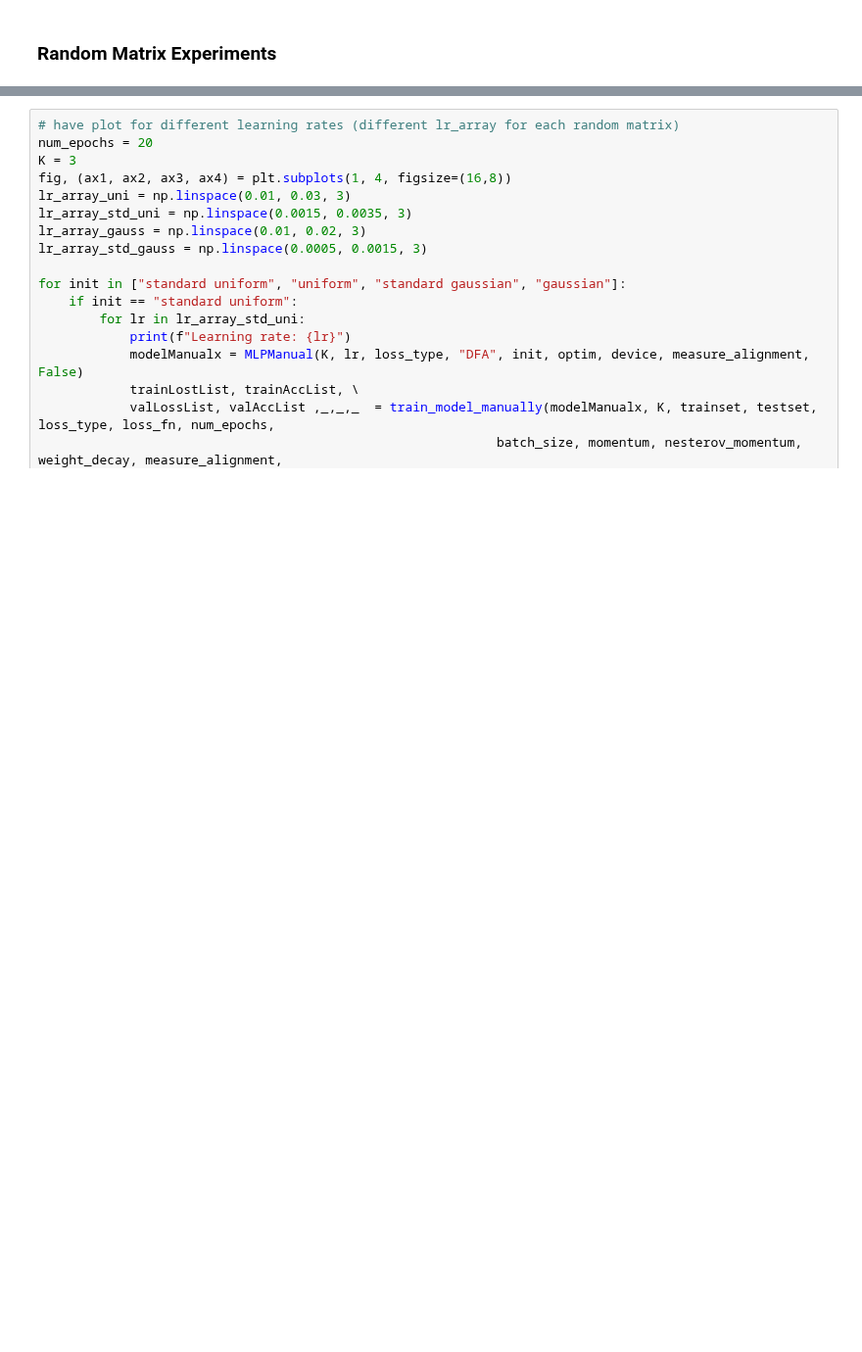
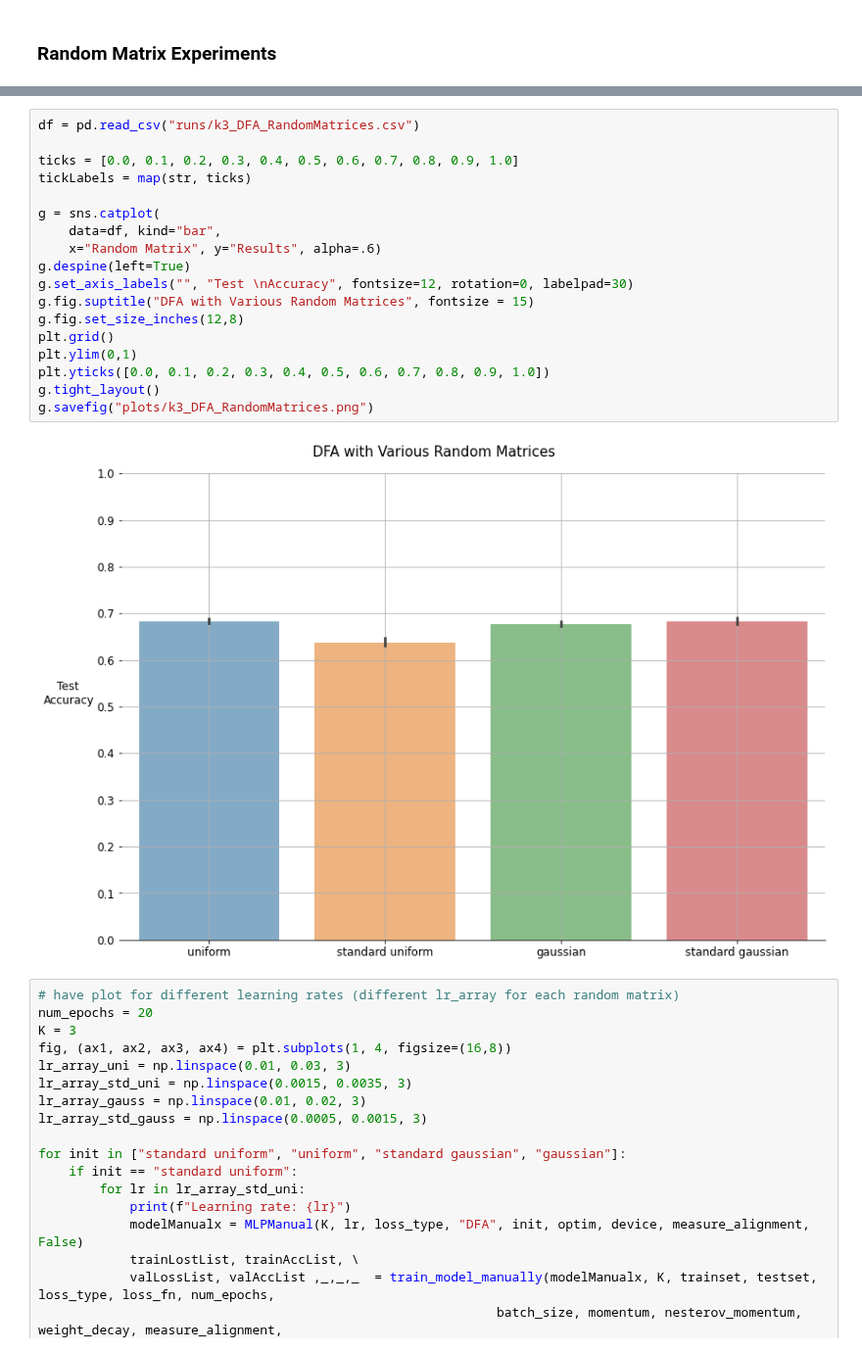
Before and after one commit to demirbilek95/Dynamics-of-Learning, a Jupyter notebook: 01-Experiments.ipynb, the cells around one changed output, grey strips where cells are left out. Shown at 98% size. Saved outputs shown, nothing was run; the diff lists cells and outputs as text; blank space fills up the shorter version.

```diff
--- a/01-Experiments.ipynb
+++ b/01-Experiments.ipynb
@@ -354,3 +438,23 @@ plt.savefig("plots/k3_SGD_DFA_best_randomBInit.png")
+# %%
+df = pd.read_csv("runs/k3_DFA_RandomMatrices.csv")
+
+ticks = [0.0, 0.1, 0.2, 0.3, 0.4, 0.5, 0.6, 0.7, 0.8, 0.9, 1.0]
+tickLabels = map(str, ticks)
+
+g = sns.catplot(
+    data=df, kind="bar",
+    x="Random Matrix", y="Results", alpha=.6)
+g.despine(left=True)
+g.set_axis_labels("", "Test \nAccuracy", fontsize=12, rotation=0, labelpad=30)
+g.fig.suptitle("DFA with Various Random Matrices", fontsize = 15)
+g.fig.set_size_inches(12,8)
+plt.grid()
+plt.ylim(0,1)
+plt.yticks([0.0, 0.1, 0.2, 0.3, 0.4, 0.5, 0.6, 0.7, 0.8, 0.9, 1.0])
+g.tight_layout()
+g.savefig("plots/k3_DFA_RandomMatrices.png")
+# %% [output]
+[figure, added]
 # %%
 # have plot for different learning rates (different lr_array for each random matrix)
 num_epochs = 20
```
Also changed, not shown: parts of 45 cells of this notebook, 2 other files.
